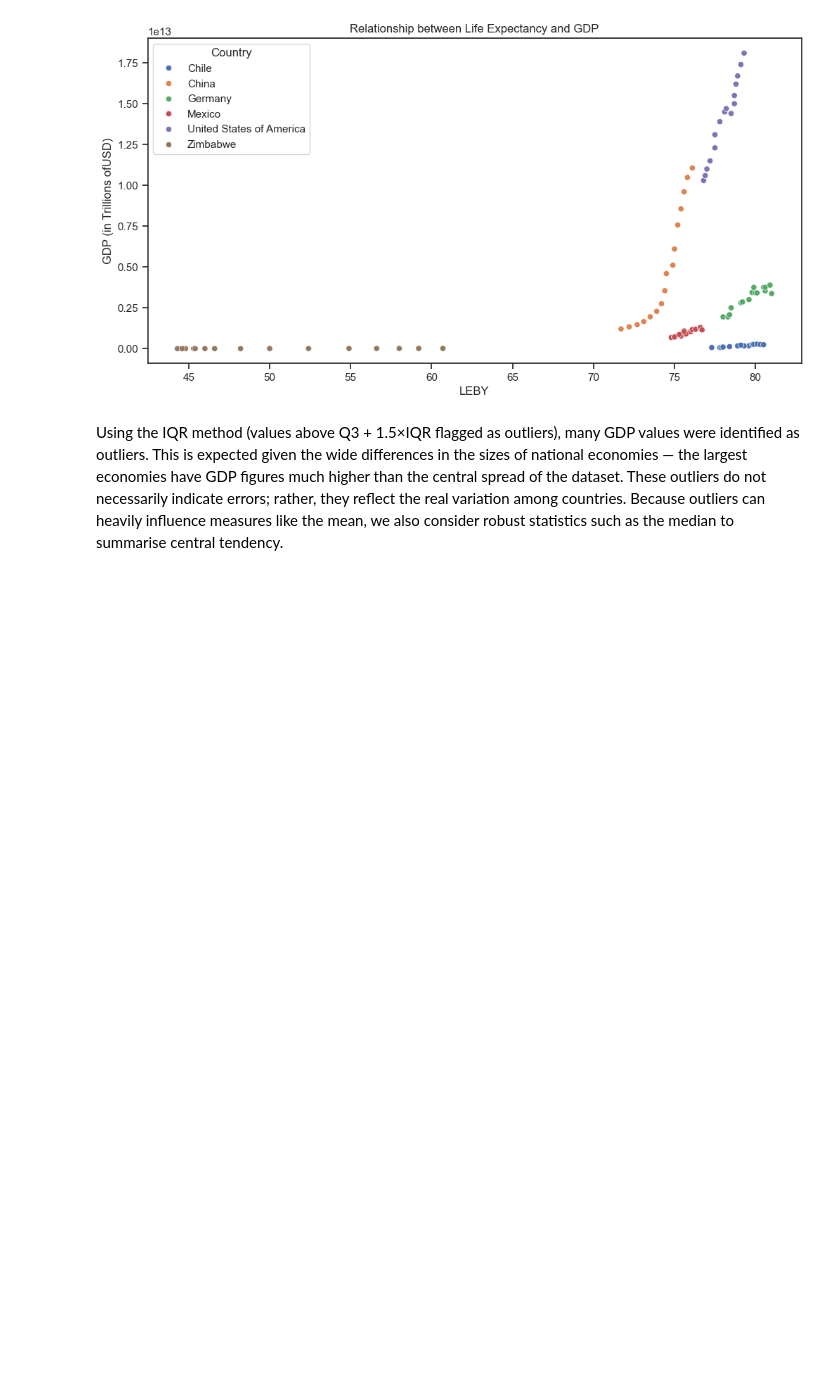
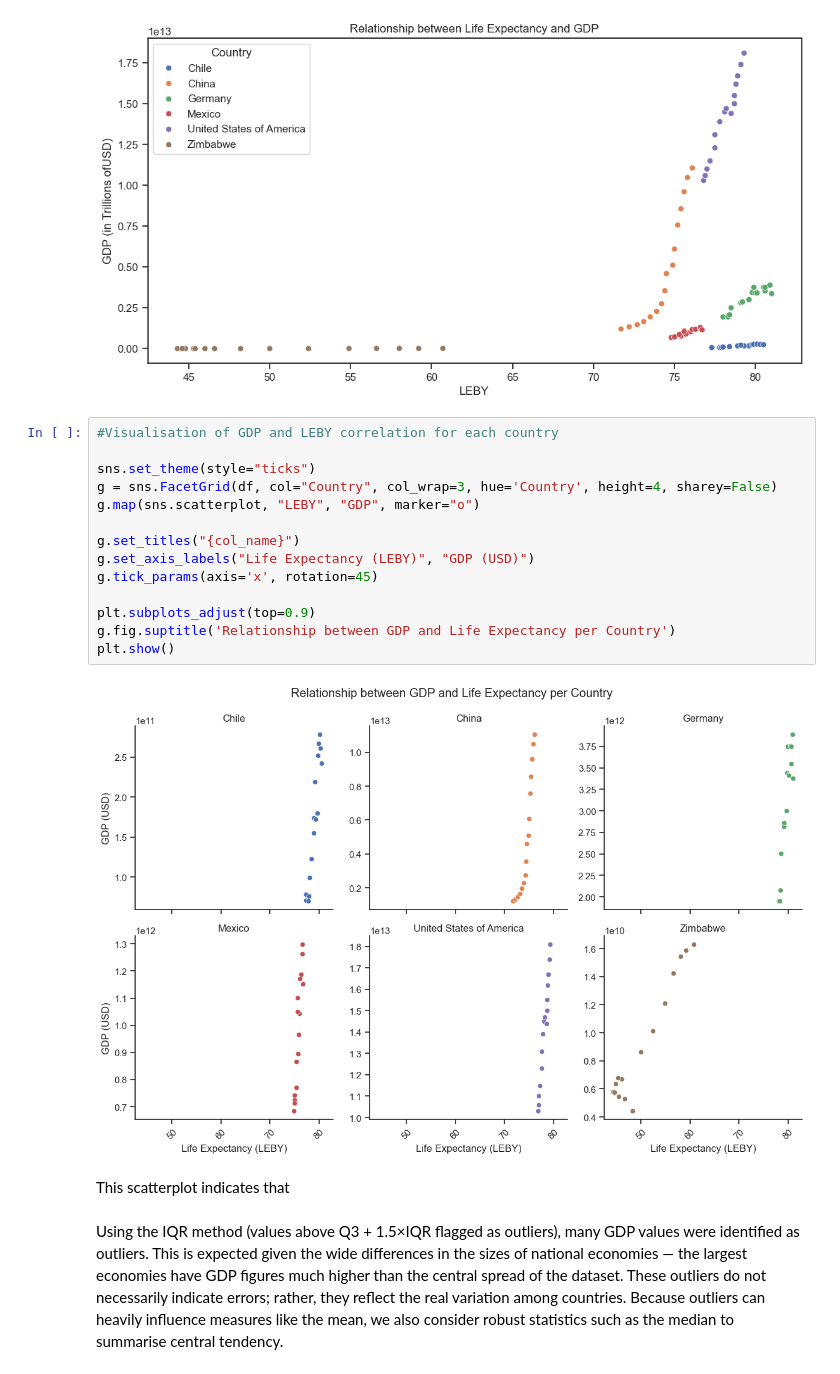
Before and after one commit to teachtotech-ss/GDP-and-Life-Expectancy-Portfolio-Project, a Jupyter notebook: life_expectancy_gdp.ipynb, the cells around one changed output. Drawn from its saved outputs; the diff is of its cells as text; blank space fills up the shorter version.

```diff
--- a/life_expectancy_gdp.ipynb
+++ b/life_expectancy_gdp.ipynb
@@ -416,6 +422,24 @@ plt.legend(title='Country')
 plt.show()
 # %% [output]
 [figure]
+# %%
+#Visualisation of GDP and LEBY correlation for each country
+
+sns.set_theme(style="ticks")
+g = sns.FacetGrid(df, col="Country", col_wrap=3, hue='Country', height=4, sharey=False)
+g.map(sns.scatterplot, "LEBY", "GDP", marker="o")
+
+g.set_titles("{col_name}")
+g.set_axis_labels("Life Expectancy (LEBY)", "GDP (USD)")
+g.tick_params(axis='x', rotation=45)
+
+plt.subplots_adjust(top=0.9)
+g.fig.suptitle('Relationship between GDP and Life Expectancy per Country')
+plt.show()
+# %% [output]
+[figure, added]
+# %% [markdown]
+This scatterplot indicates that
 # %% [markdown]
 Using the IQR method (values above Q3 + 1.5×IQR flagged as outliers), many GDP values were identified as outliers. This is expected given the wide differences in the sizes of national economies — the largest economies have GDP figures much higher than the central spread of the dataset. These outliers do not necessarily indicate errors; rather, they reflect the real variation among countries. Because outliers can heavily influence measures like the mean, we also consider robust statistics such as the median to summarise central tendency.
 # %%
```
Also changed, not shown: parts of 6 cells of this notebook, 1 other file.
